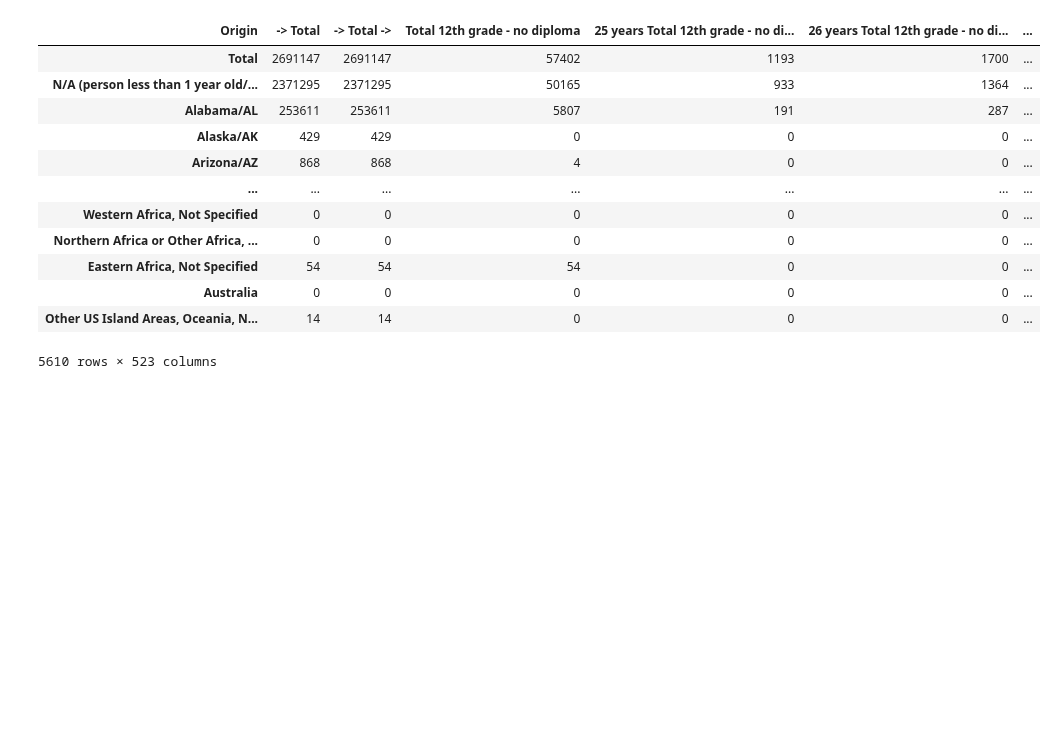
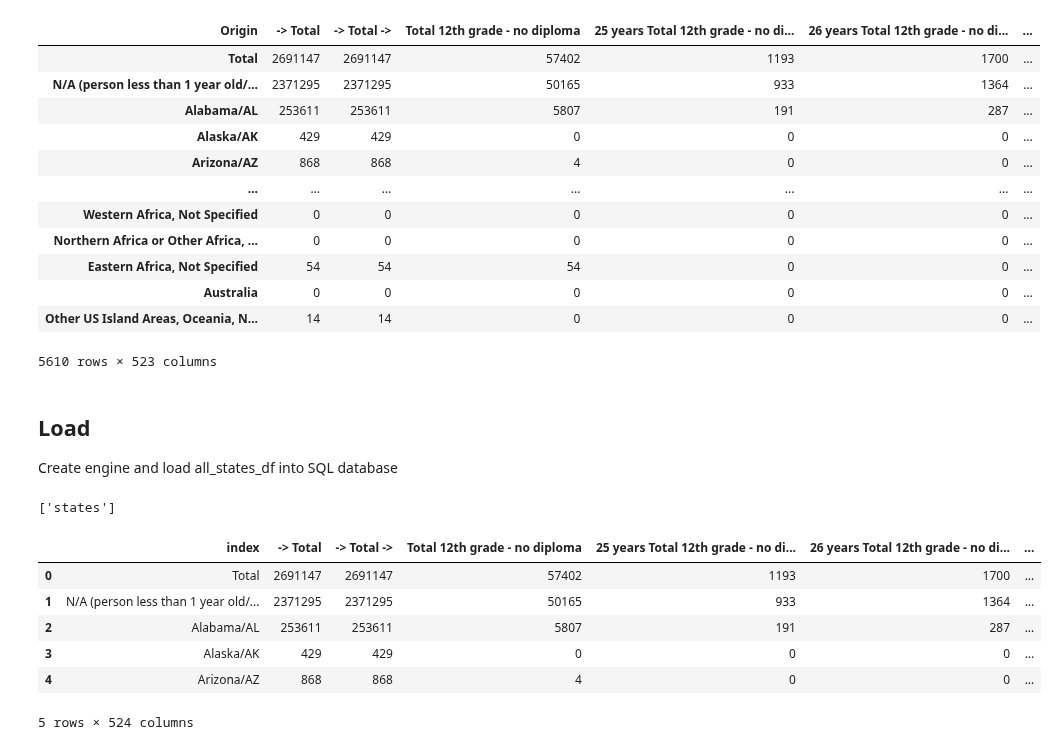
Before and after one commit to aliciasply/InterState-Migration, a Jupyter notebook: Code/state_dataset_transform.ipynb, the cells around one changed output. Drawn from its saved outputs; the diff is of its cells as text; code cells hidden in the pictures; blank space fills up the shorter version.

Commit message:
SQL engine created

```diff
--- a/Code/state_dataset_transform.ipynb
+++ b/Code/state_dataset_transform.ipynb
@@ -103,3 +107,7 @@ all_states_df
 | Australia | 0 | 0 | 0 | 0 | 0 | ... |
 | Other US Island Areas, Oceania, N... | 14 | 14 | 0 | 0 | 0 | ... |
 5610 rows × 523 columns
+# %% [markdown]
+## Load
+
+Create engine and load all_states_df into SQL database
@@ -105,0 +117,6 @@ all_states_df
+# %%
+# Create engine
+engine = create_engine(f'postgresql://postgres:{pw}@localhost:5433/interstate_migration')
+
+# Connect to pgAdmin 4
+conn = engine.connect()
@@ -105,0 +126,16 @@ all_states_df
+# %%
+# Confirm table names
+engine.table_names()
+# %% [output]
+['states']
+# %%
+# Query database for all listings from states
+pd.read_sql_query("SELECT * FROM states", con=engine).head()
+# %% [output]
+|  | index | -> Total | -> Total -> | Total 12th grade - no diploma | 25 years Total 12th grade - no di... | 26 years Total 12th grade - no di... | ... |
+| 0 | Total | 2691147 | 2691147 | 57402 | 1193 | 1700 | ... |
+| 1 | N/A (person less than 1 year old/... | 2371295 | 2371295 | 50165 | 933 | 1364 | ... |
+| 2 | Alabama/AL | 253611 | 253611 | 5807 | 191 | 287 | ... |
+| 3 | Alaska/AK | 429 | 429 | 0 | 0 | 0 | ... |
+| 4 | Arizona/AZ | 868 | 868 | 4 | 0 | 0 | ... |
+5 rows × 524 columns
```
Also changed, not shown: parts of 3 cells of this notebook.
